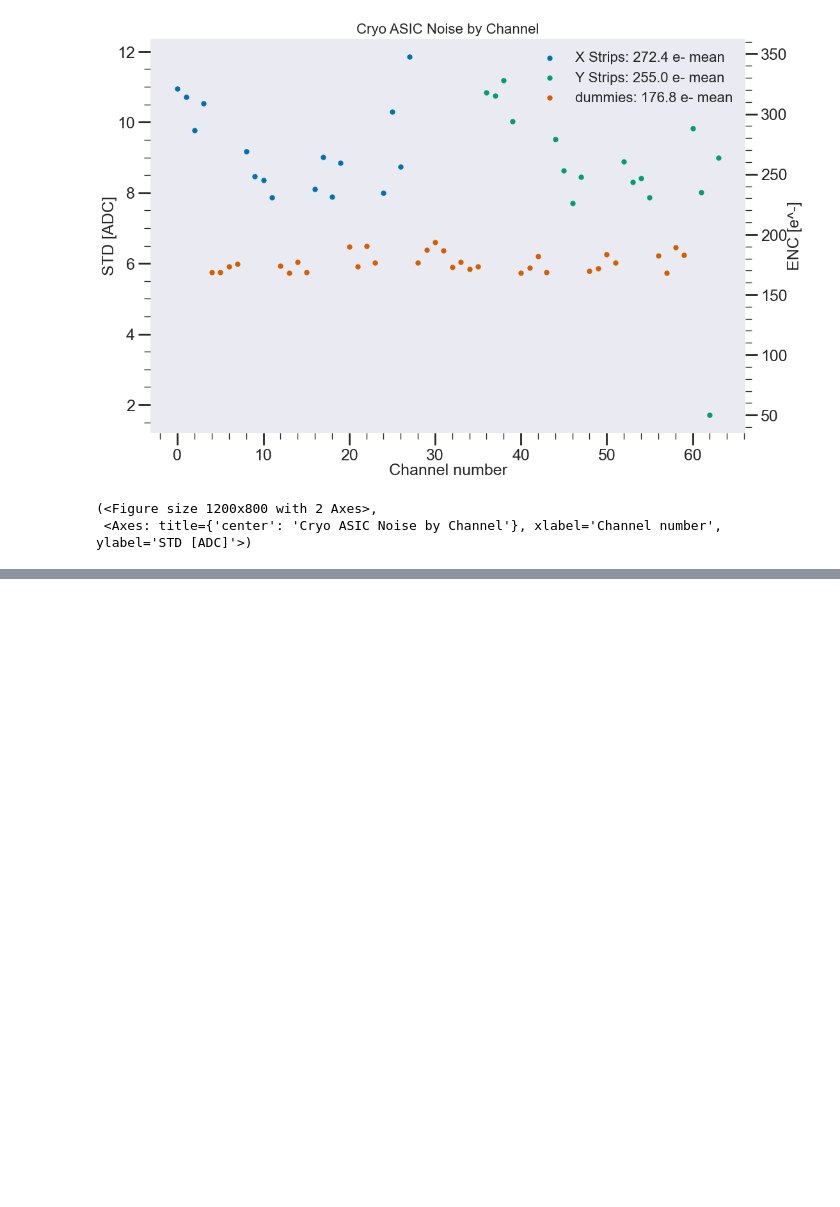
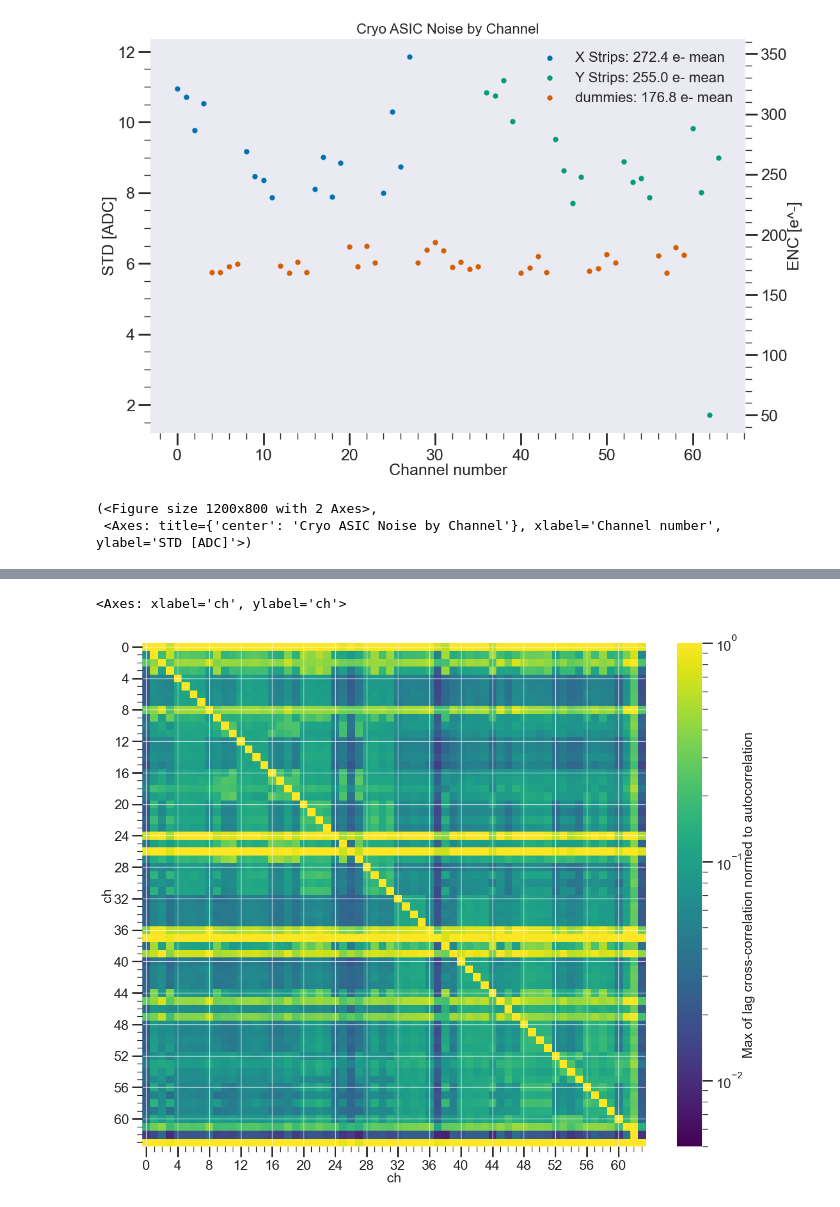
Before and after one commit to nEXO-collaboration/cryo-asic-analysis, a Jupyter notebook: notebooks/strip_plot_demonstrator.ipynb, the cells around one changed output, grey strips where cells are left out. Cells and saved outputs as stored; diff of their text form; code cells hidden in the pictures; blank space fills up the shorter version.

```diff
--- a/notebooks/strip_plot_demonstrator.ipynb
+++ b/notebooks/strip_plot_demonstrator.ipynb
@@ -81,0 +107,5 @@ ca.plot_stds()
+# %%
+ca.plot_correlation_matrix()
+# %% [output]
+<Axes: xlabel='ch', ylabel='ch'>
+[figure, added]
```
Also changed, not shown: parts of 3 cells of this notebook, 4 other files.
